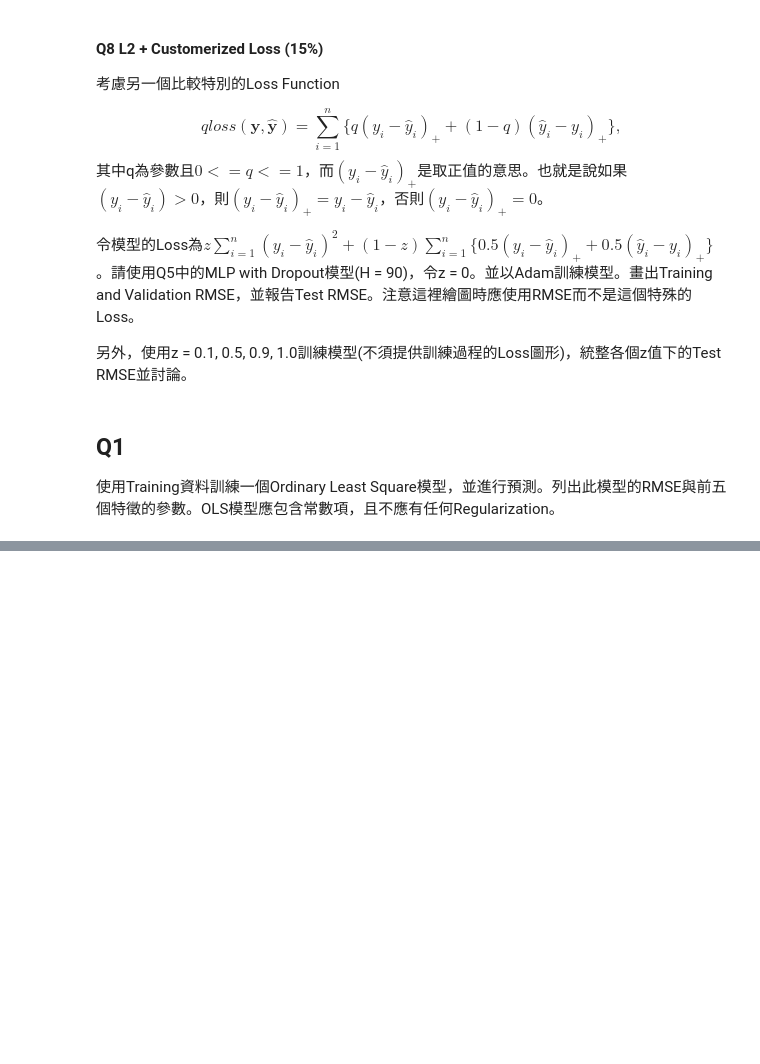
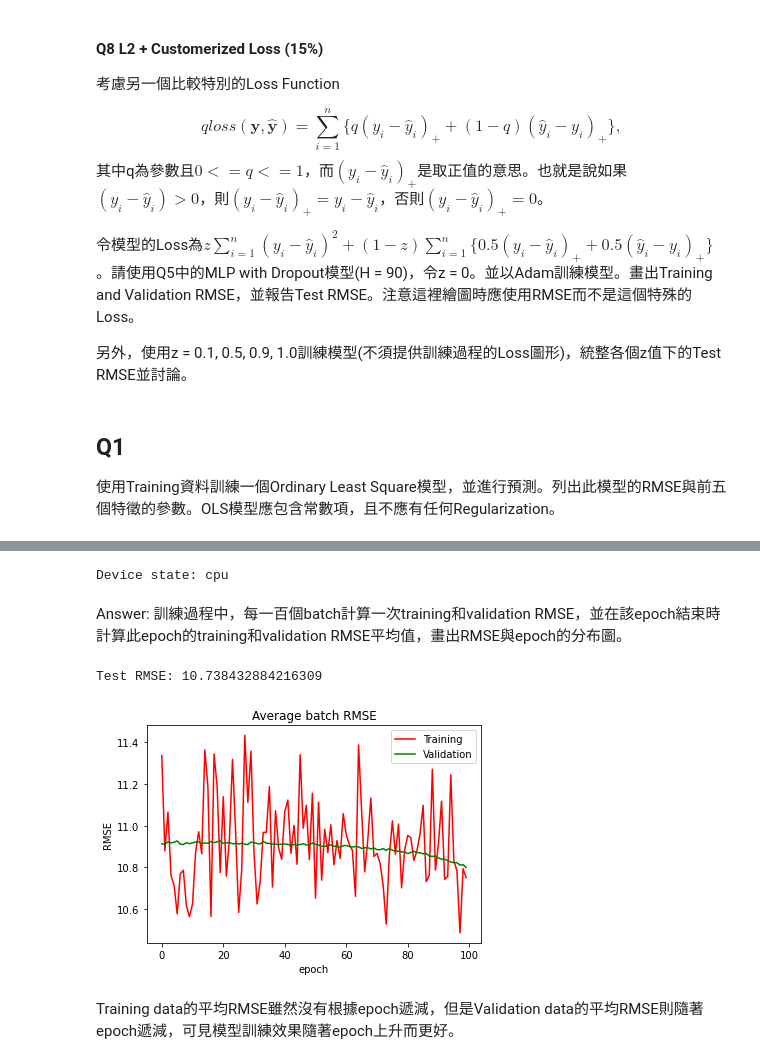
Before and after one commit to chiawen0104/sldl_hw, a Jupyter notebook: hw4/hw4.ipynb, the cells around one changed output, grey strips where cells are left out. Cells and saved outputs as stored; diff of their text form; code cells hidden in the pictures; blank space fills up the shorter version.

```diff
--- a/hw4/hw4.ipynb
+++ b/hw4/hw4.ipynb
@@ -171,0 +145,5 @@ array([ 5.29342365e+00, -2.88683176e+00, -1.52763557e+00,  6.30699322e-02,
+# %%
+from sklearn.linear_model import LinearRegression
+ols = LinearRegression()
+ols.fit(X_train, Y_train)
+Y_pred1 = ols.predict(X_test)
@@ -171,0 +289,49 @@ array([ 5.29342365e+00, -2.88683176e+00, -1.52763557e+00,  6.30699322e-02,
+# %%
+from sklearn.metrics import mean_squared_error
+def test(model, tensor_x_test, y_true):
+    y_pred = model(tensor_x_test).detach().numpy()
+    test_rmse = mean_squared_error(y_true, y_pred, squared=False)
+    return y_pred, test_rmse
+# %%
+# GPU device
+device = 'cuda:0' if torch.cuda.is_available() else 'cpu'
+print('Device state:', device)
+
+# Settings
+torch.manual_seed(123) # set the seed
+epochs = 100
+batch_size = 1000
+learning_rate = 0.00001
+loss_function = nn.MSELoss()
+mlp_model = MLP(in_dim=X_train.shape[1], num_hidden=45, out_dim=1).to(device)
+optimizer = torch.optim.SGD(params=mlp_model.parameters(), lr=learning_rate, momentum=0, weight_decay=0) # Stochastic Gradient Descent
+
+# Data
+train_loader = DataLoader(dataset_train, batch_size=1000, shuffle=True)
+valid_loader = DataLoader(dataset_valid, batch_size=1000, shuffle=True)
+
+# Train
+model2, valid_rmse_list, train_rmse_list= train(device, mlp_model, epochs, optimizer, loss_function, train_loader, valid_loader)
+# %% [output]
+Device state: cpu
+# %% [markdown]
+Answer:
+訓練過程中，每一百個batch計算一次training和validation RMSE，並在該epoch結束時計算此epoch的training和validation RMSE平均值，畫出RMSE與epoch的分布圖。
+# %%
+# Test and show the result
+import matplotlib.pyplot as plt
+predicted, test_rmse = test(model2, torch.Tensor(X_test), Y_test)
+print(f'Test RMSE: {test_rmse}')
+
+plt.plot(train_rmse_list, color='red', label='Training')
+plt.plot(valid_rmse_list, color='green', label='Validation')
+plt.title('Average batch RMSE')
+plt.xlabel('epoch') # title of x-axis
+plt.ylabel('RMSE') # tile of y-axis
+plt.legend()
+plt.show()
+# %% [output]
+Test RMSE: 10.738432884216309
+[figure, added]
+# %% [markdown]
+Training data的平均RMSE雖然沒有根據epoch遞減，但是Validation data的平均RMSE則隨著epoch遞減，可見模型訓練效果隨著epoch上升而更好。
```
Also changed, not shown: parts of 20 cells of this notebook.
